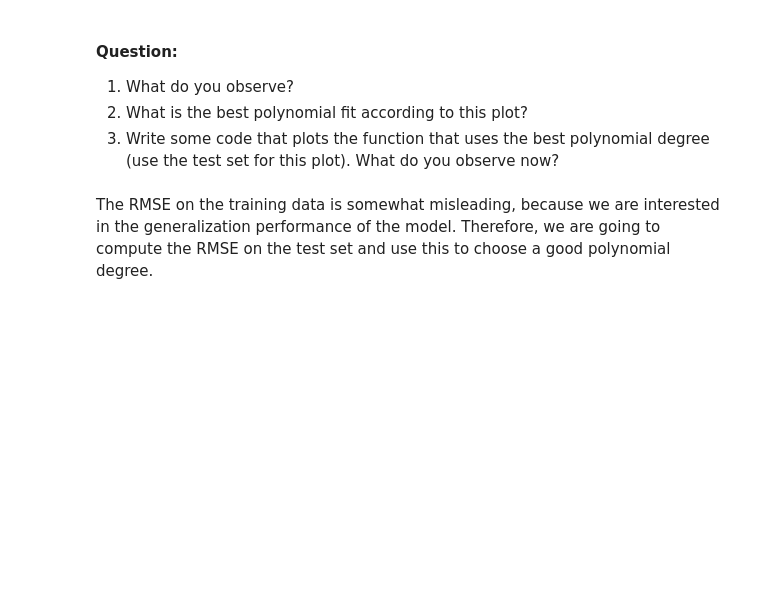
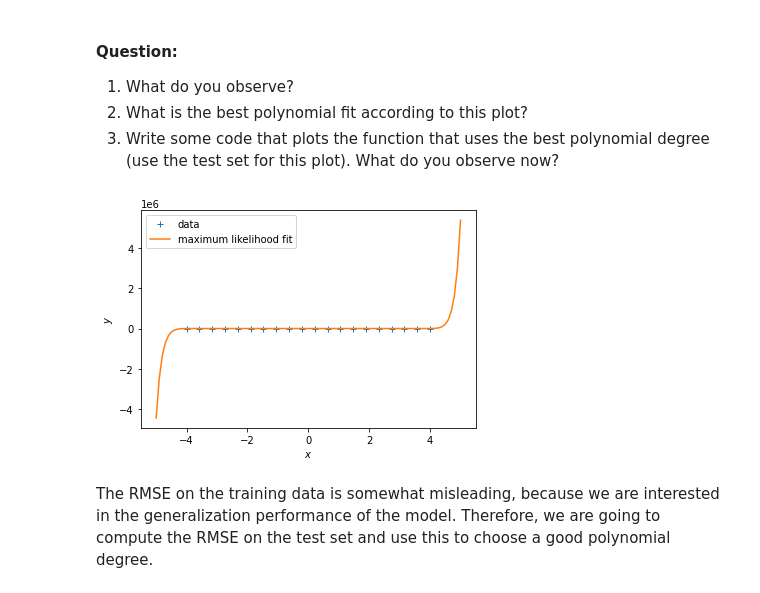
Before and after one commit to esweet431/mml-book.github.io, a Jupyter notebook: tutorials/tutorial_linear_regression.ipynb, the cells around one changed output. Cells and saved outputs as stored; diff of their text form; code cells hidden in the pictures; blank space fills up the shorter version.

```diff
--- a/tutorials/tutorial_linear_regression.ipynb
+++ b/tutorials/tutorial_linear_regression.ipynb
@@ -454,13 +454,21 @@ plt.ylabel("RMSE");
 # %%
 # WRITE THE PLOTTING CODE HERE
 plt.figure()
 plt.plot(X, y, '+')
-ypred_test = Xtest*0 ## <--- EDIT THIS LINE (hint: you may require a few lines to do the computation)
+k = 19
+
+Phi = poly_features(X, k)
+theta_ml = nonlinear_features_maximum_likelihood(Phi, y)
+Phi_test = poly_features(Xtest, k)
+ypred_test = Phi_test @ theta_ml
+
 
 plt.plot(Xtest, ypred_test)
 plt.xlabel("$x$")
 plt.ylabel("$y$")
 plt.legend(["data", "maximum likelihood fit"]);
+# %% [output]
+[figure, added]
 # %% [markdown]
 The RMSE on the training data is somewhat misleading, because we are interested in the generalization performance of the model. Therefore, we are going to compute the RMSE on the test set and use this to choose a good polynomial degree.
 # %%
```
Also changed, not shown: parts of 9 cells of this notebook.
